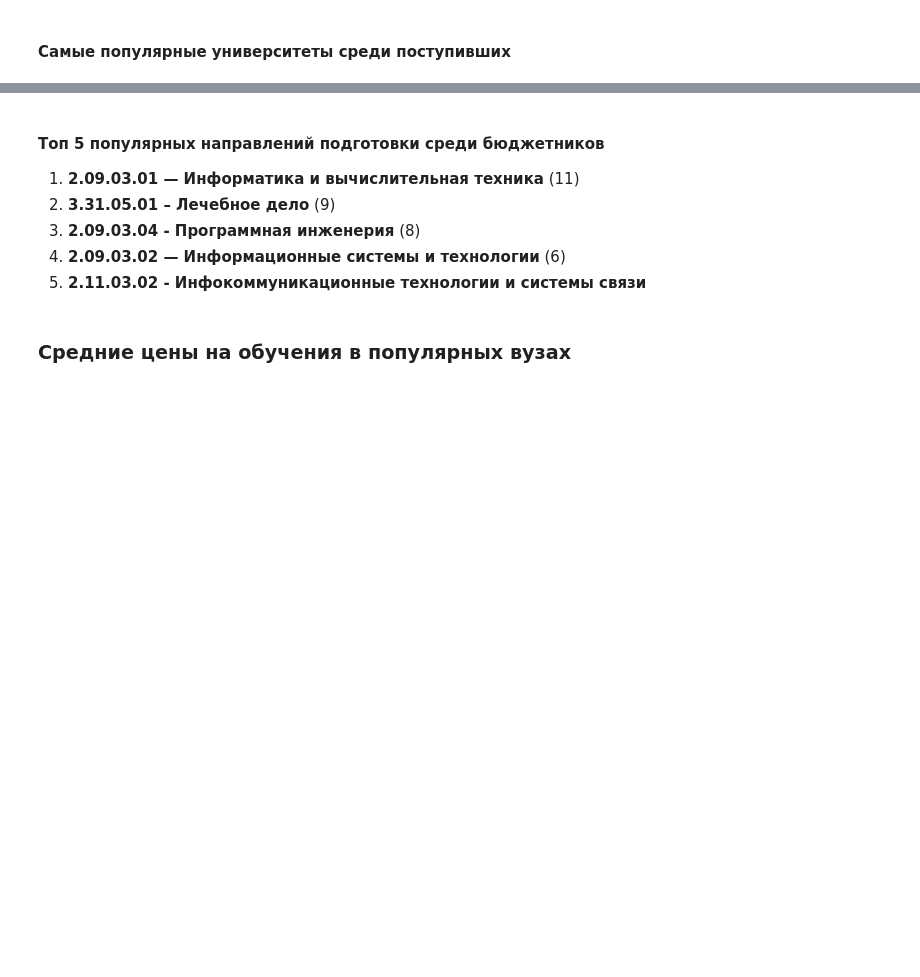
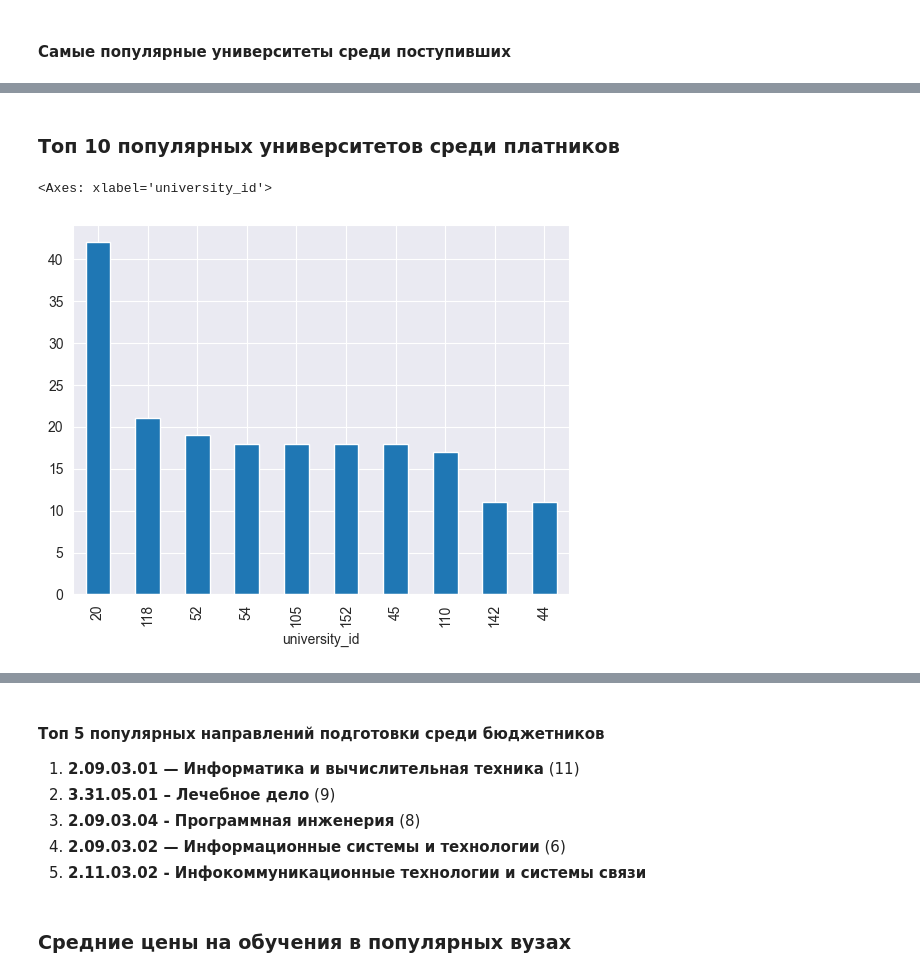
Before and after one commit to Andr171p/admission-analytics, a Jupyter notebook: not_admitted_applicants_analysis.ipynb, the cells around one changed output, grey strips where cells are left out. Saved outputs shown, nothing was run; the diff lists cells and outputs as text; code cells hidden in the pictures; blank space fills up the shorter version.

```diff
--- a/not_admitted_applicants_analysis.ipynb
+++ b/not_admitted_applicants_analysis.ipynb
@@ -130,3 +148,13 @@ entered_applicants_df["university_id"].value_counts().head(10).plot(kind="bar")
+# %% [markdown]
+### Топ 10 популярных университетов среди платников
+# %%
+paid_applicants_df = entered_applicants_df[
+    entered_applicants_df["enrollment"] == EnrollmentType.PAID.value
+]
+paid_applicants_df["university_id"].value_counts().head(10).plot(kind="bar")
+# %% [output]
+<Axes: xlabel='university_id'>
+[figure, added]
 # %%
 entered_applicants_df["direction_code"].value_counts()
 # %% [output]
```
Also changed, not shown: parts of 19 cells of this notebook.
